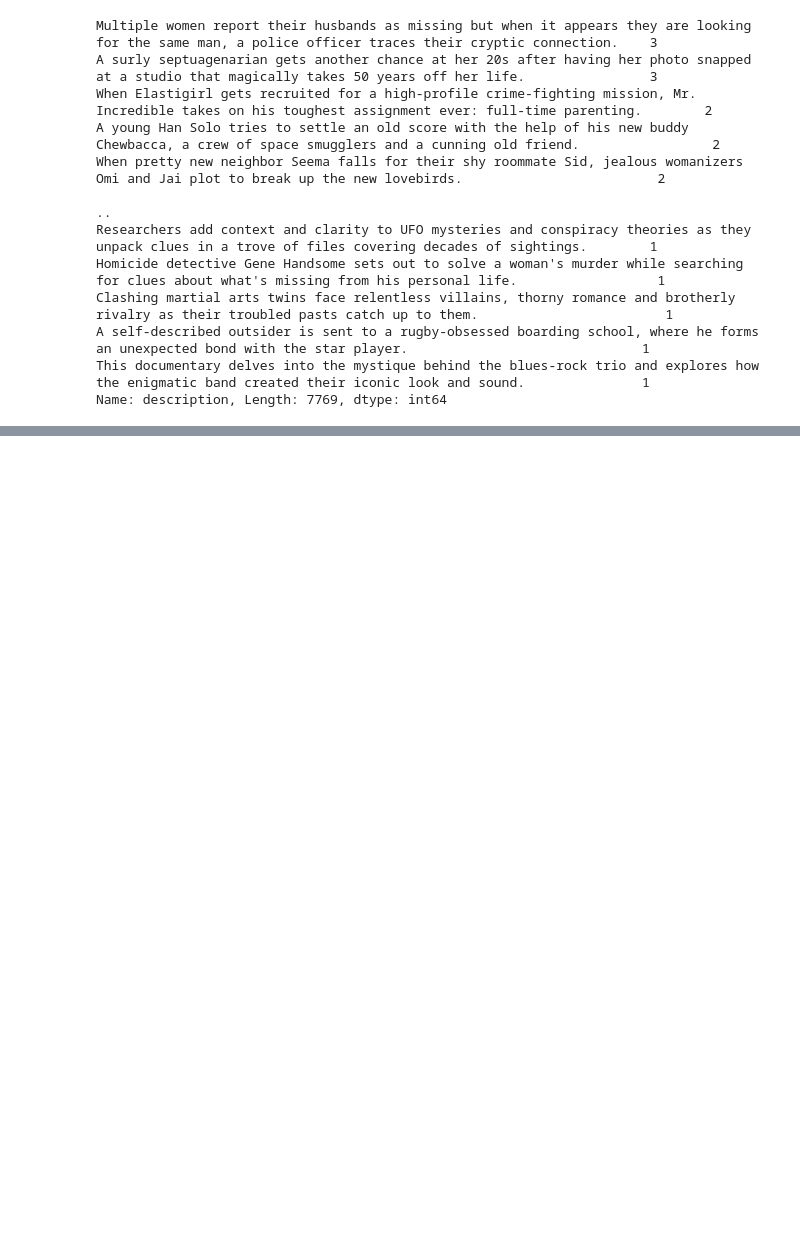
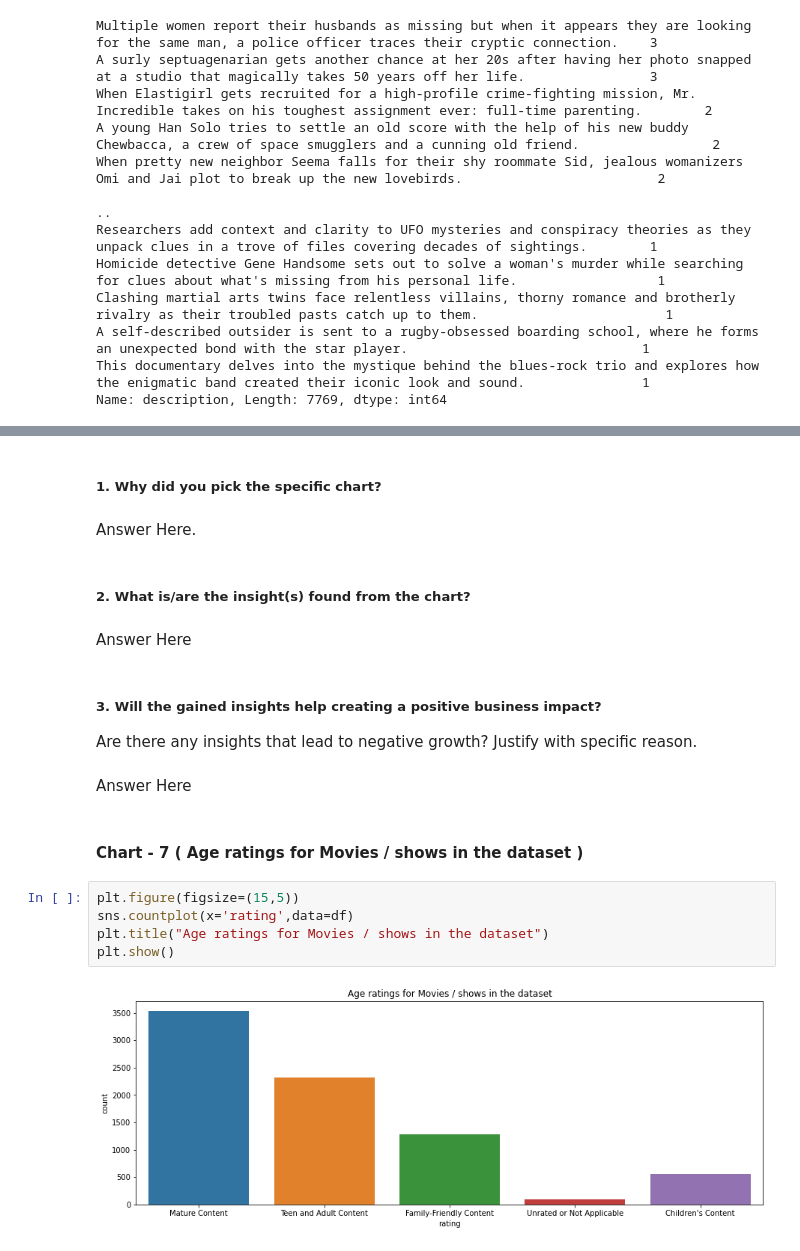
Before and after one commit to ashisaxena710/Netflix_Movies_and_TV_Shows_Clustering, a Jupyter notebook: Ashi_Individual_Colab_Netflix.ipynb, the cells around one changed output, grey strips where cells are left out. Saved outputs shown, nothing was run; the diff lists cells and outputs as text; blank space fills up the shorter version.

```diff
--- a/Ashi_Individual_Colab_Netflix.ipynb
+++ b/Ashi_Individual_Colab_Netflix.ipynb
@@ -391,0 +490,22 @@ Name: description, Length: 7769, dtype: int64
+# %% [markdown]
+##### 1. Why did you pick the specific chart?
+# %% [markdown]
+Answer Here.
+# %% [markdown]
+##### 2. What is/are the insight(s) found from the chart?
+# %% [markdown]
+Answer Here
+# %% [markdown]
+##### 3. Will the gained insights help creating a positive business impact?
+Are there any insights that lead to negative growth? Justify with specific reason.
+# %% [markdown]
+Answer Here
+# %% [markdown]
+#### Chart - 7 ( Age ratings for Movies / shows in the dataset )
+# %%
+plt.figure(figsize=(15,5))
+sns.countplot(x='rating',data=df)
+plt.title("Age ratings for Movies / shows in the dataset")
+plt.show()
+# %% [output]
+[figure, added]
```
Also changed, not shown: parts of 101 cells of this notebook.
